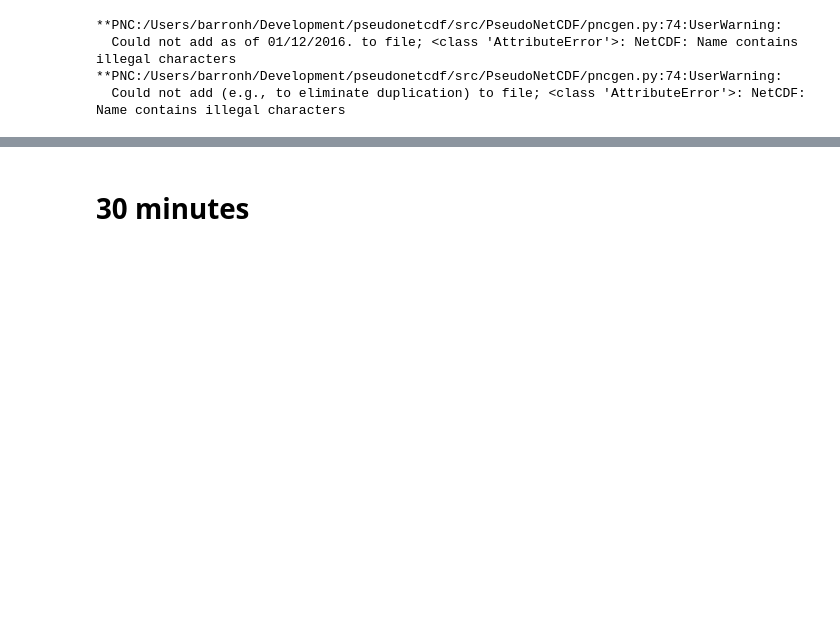
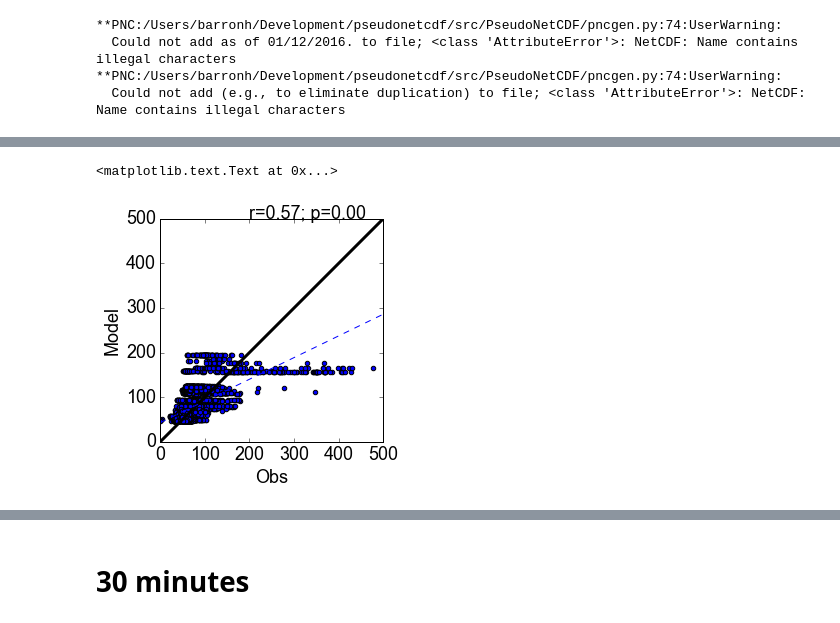
Before and after one commit to barronh/GCandPython, a Jupyter notebook: PNC_02Figures.ipynb, the cells around one changed output, grey strips where cells are left out. Cells and saved outputs as stored; diff of their text form; code cells hidden in the pictures; blank space fills up the shorter version.

```diff
--- a/PNC_02Figures.ipynb
+++ b/PNC_02Figures.ipynb
@@ -673,0 +764,26 @@ To impose your own order, use standard options (global options) and then use --
+# %%
+MLON, MLAT = np.meshgrid(mlon, mlat)
+tree = KDTree(np.ma.array([MLAT.ravel(), MLON.ravel()]).T)
+dists, idxs = tree.query(np.ma.array([olats, olons]).T)
+latidxs, lonidxs = np.unravel_index(idxs, MLAT.shape)
+meO3 = mO3[:, :, latidxs, lonidxs]
+# %%
+dp = opres[None, None,:] - mpres[:, :, latidxs, lonidxs]
+pidx = np.abs(dp).argmin(1)[0]
+moO3 = meO3[:, pidx, np.arange(pidx.size)][0]
+# %%
+plt.scatter(oO3[:], moO3)
+plt.plot([0,500], [0,500], ls = '-', lw = 3, color = 'k')
+plt.axis('square')
+plt.xlim(0, 500)
+plt.ylim(0, 500)
+plt.ylabel('Model')
+plt.xlabel('Obs')
+from scipy.stats.mstats import linregress
+lr = linregress(oO3[:], moO3[:])
+x = np.array([0, 500])
+plt.plot(x, lr.slope * x + lr.intercept, ls = '--')
+plt.text(200, 500, 'r=%.2f; p=%.2f' % (lr.rvalue, lr.pvalue))
+# %% [output]
+<matplotlib.text.Text at 0x...>
+[figure, added]
```
Also changed, not shown: parts of 39 cells of this notebook.
